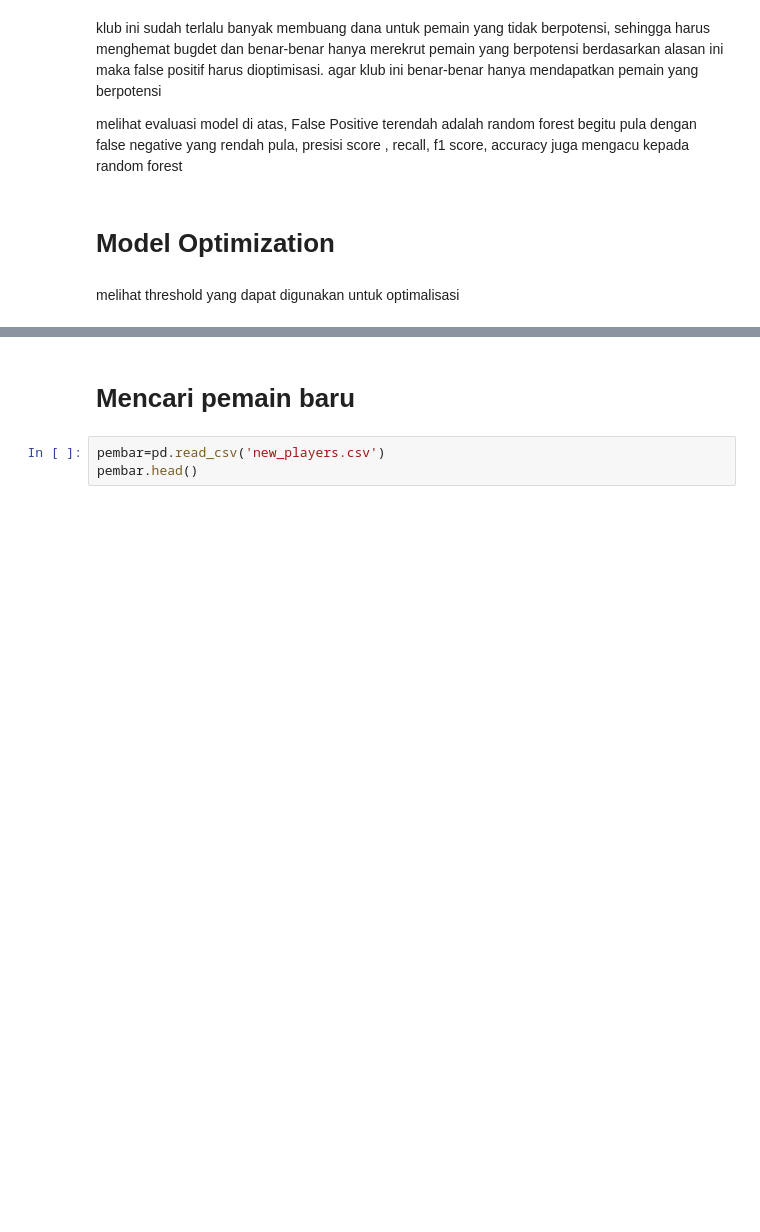
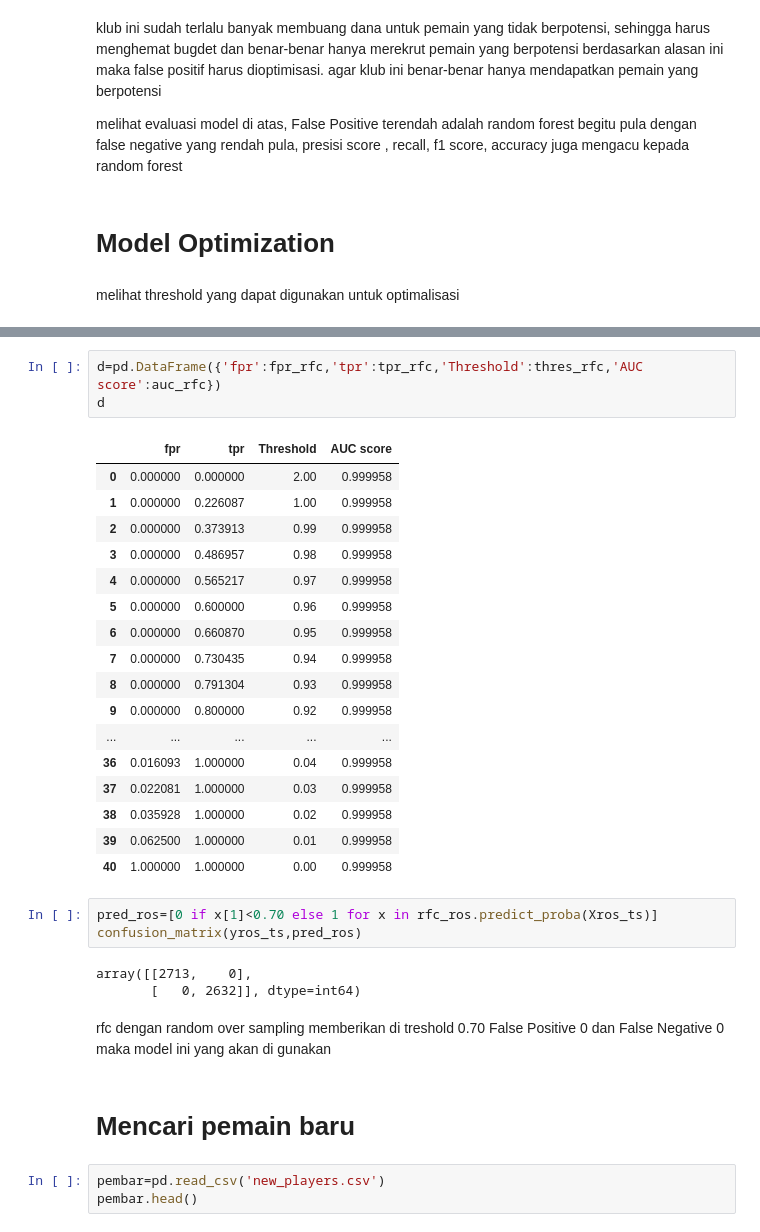
Before and after one commit to darusdc/Ujian_Hunting_Basketball_Player, a Jupyter notebook: basketball_team_recruitment.ipynb, the cells around one changed output, grey strips where cells are left out. Saved outputs shown, nothing was run; the diff lists cells and outputs as text; blank space fills up the shorter version.

```diff
--- a/basketball_team_recruitment.ipynb
+++ b/basketball_team_recruitment.ipynb
@@ -366,3 +386,32 @@ Menggunakan Threshold 0.70 membuat false positive menjadi 0, namun false negativ
+# %%
+d=pd.DataFrame({'fpr':fpr_rfc,'tpr':tpr_rfc,'Threshold':thres_rfc,'AUC score':auc_rfc})
+d
+# %% [output]
+|  | fpr | tpr | Threshold | AUC score |
+| 0 | 0.000000 | 0.000000 | 2.00 | 0.999958 |
+| 1 | 0.000000 | 0.226087 | 1.00 | 0.999958 |
+| 2 | 0.000000 | 0.373913 | 0.99 | 0.999958 |
+| 3 | 0.000000 | 0.486957 | 0.98 | 0.999958 |
+| 4 | 0.000000 | 0.565217 | 0.97 | 0.999958 |
+| 5 | 0.000000 | 0.600000 | 0.96 | 0.999958 |
+| 6 | 0.000000 | 0.660870 | 0.95 | 0.999958 |
+| 7 | 0.000000 | 0.730435 | 0.94 | 0.999958 |
+| 8 | 0.000000 | 0.791304 | 0.93 | 0.999958 |
+| 9 | 0.000000 | 0.800000 | 0.92 | 0.999958 |
+| ... | ... | ... | ... | ... |
+| 36 | 0.016093 | 1.000000 | 0.04 | 0.999958 |
+| 37 | 0.022081 | 1.000000 | 0.03 | 0.999958 |
+| 38 | 0.035928 | 1.000000 | 0.02 | 0.999958 |
+| 39 | 0.062500 | 1.000000 | 0.01 | 0.999958 |
+| 40 | 1.000000 | 1.000000 | 0.00 | 0.999958 |
+# %%
+pred_ros=[0 if x[1]<0.70 else 1 for x in rfc_ros.predict_proba(Xros_ts)]
+confusion_matrix(yros_ts,pred_ros)
+# %% [output]
+array([[2713,    0],
+       [   0, 2632]], dtype=int64)
+# %% [markdown]
+rfc dengan random over sampling memberikan di treshold 0.70 False Positive 0 dan False Negative 0 maka model ini yang akan di gunakan
 # %% [markdown]
 # Mencari pemain baru
 # %%
```
Also changed, not shown: parts of 11 cells of this notebook.
